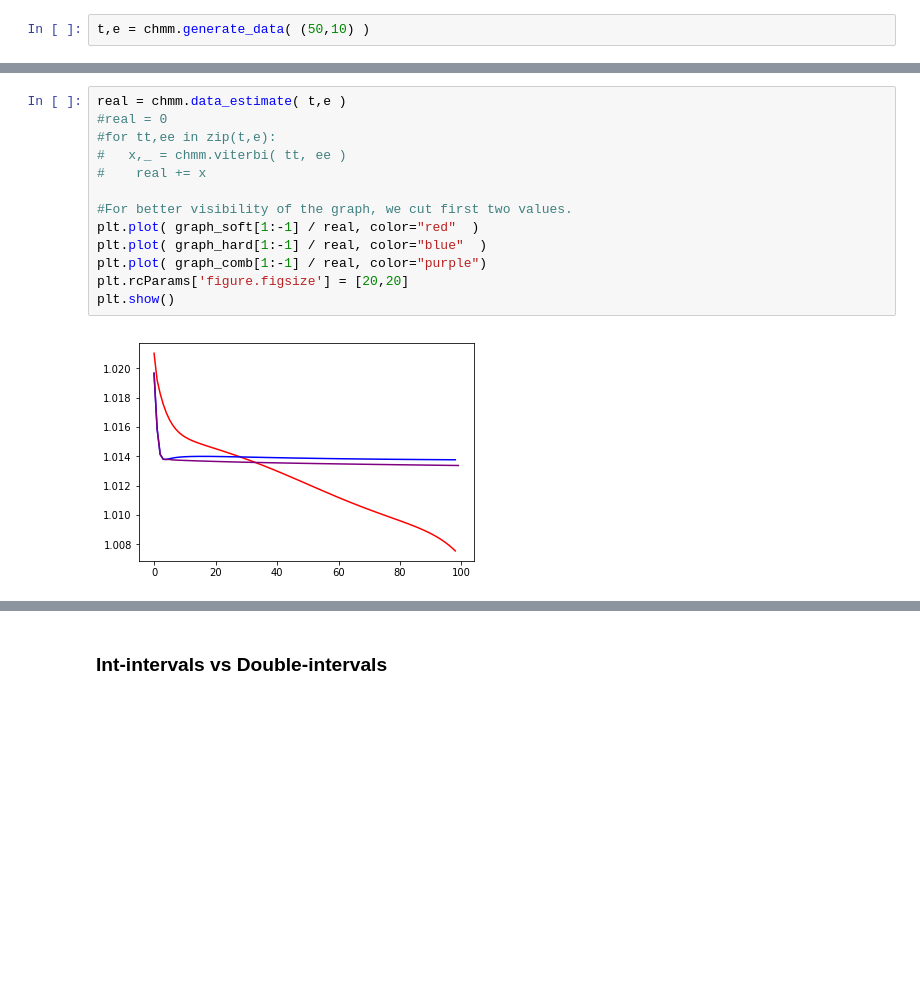
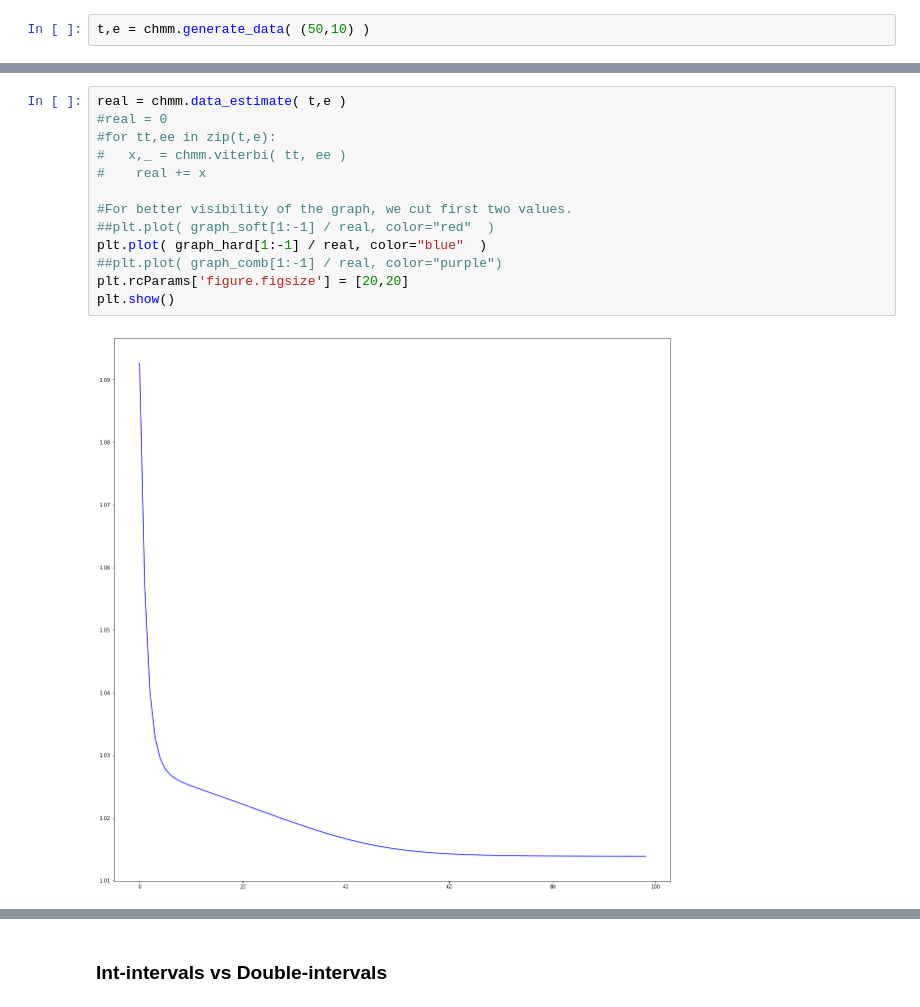
Before and after one commit to lopatovsky/HMMs, a Jupyter notebook: CT-HMM.ipynb, the cells around one changed output, grey strips where cells are left out. Cells and saved outputs as stored; diff of their text form; blank space fills up the shorter version.

```diff
--- a/CT-HMM.ipynb
+++ b/CT-HMM.ipynb
@@ -799,17 +819,17 @@ soft
 # %%
 real = chmm.data_estimate( t,e )
 #real = 0
 #for tt,ee in zip(t,e):
 #   x,_ = chmm.viterbi( tt, ee )
 #    real += x
 
 #For better visibility of the graph, we cut first two values.
-plt.plot( graph_soft[1:-1] / real, color="red"  )
+##plt.plot( graph_soft[1:-1] / real, color="red"  )
 plt.plot( graph_hard[1:-1] / real, color="blue"  )
-plt.plot( graph_comb[1:-1] / real, color="purple")
+##plt.plot( graph_comb[1:-1] / real, color="purple")
 plt.rcParams['figure.figsize'] = [20,20]
 plt.show()
 # %% [output]
-[figure, old version]
+[figure, new version]
 # %%
 print( chmm_h.data_estimate( t,e ) )
```
Also changed, not shown: parts of 5 cells of this notebook, 1 other file.
